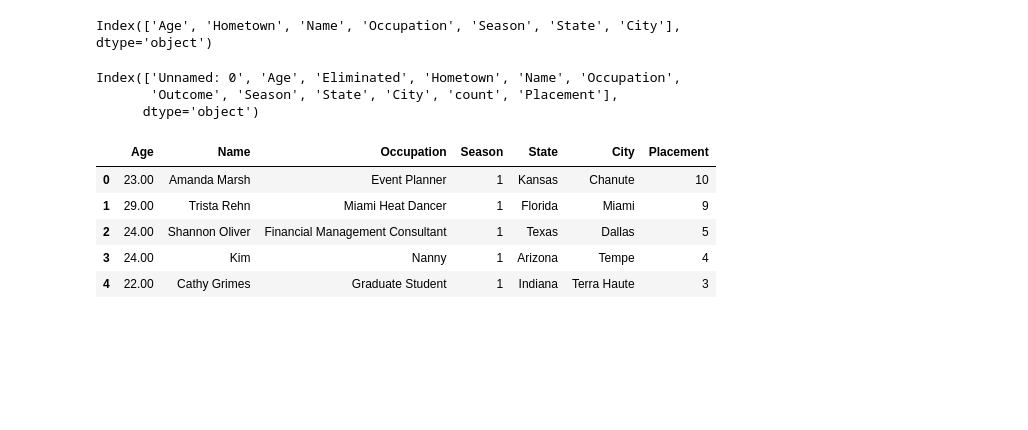
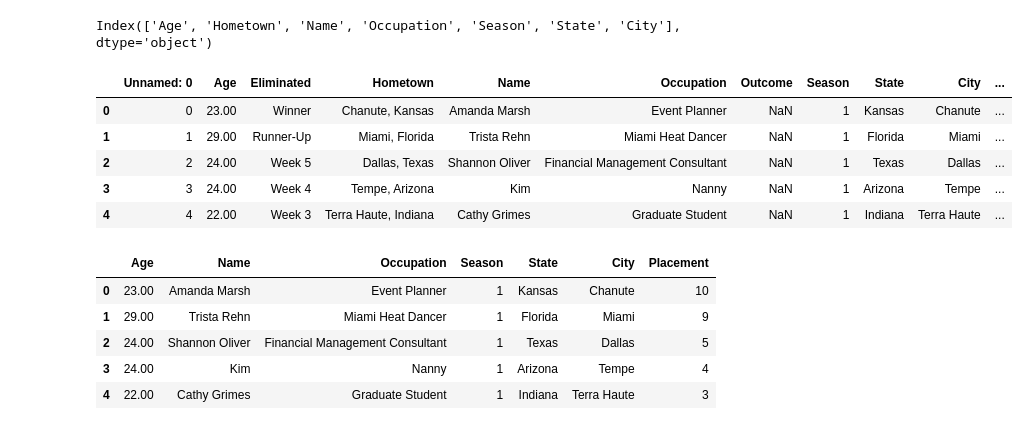
Before and after one commit to Jeff-Nibbs/bachelor-data-dive, a Jupyter notebook: PythonProject/bachelor-data/bachelor.ipynb, the cells around one changed output. Drawn from its saved outputs; the diff is of its cells as text; code cells hidden in the pictures; blank space fills up the shorter version.

```diff
--- a/PythonProject/bachelor-data/bachelor.ipynb
+++ b/PythonProject/bachelor-data/bachelor.ipynb
@@ -143,11 +143,14 @@ fix = df_bachelor
 fix['Placement'] = pd.concat([fix['Eliminated'].iloc[:152], fix['Outcome'].iloc[152:]])
 fix.fillna({'Placement': 0} , inplace=True)
 # %%
-fix.columns
+fix[:5]
 # %% [output]
-Index(['Unnamed: 0', 'Age', 'Eliminated', 'Hometown', 'Name', 'Occupation',
-       'Outcome', 'Season', 'State', 'City', 'count', 'Placement'],
-      dtype='object')
+|  | Unnamed: 0 | Age | Eliminated | Hometown | Name | Occupation | Outcome | Season | State | City | ... |
+| 0 | 0 | 23.00 | Winner | Chanute, Kansas | Amanda Marsh | Event Planner | NaN | 1 | Kansas | Chanute | ... |
+| 1 | 1 | 29.00 | Runner-Up | Miami, Florida | Trista Rehn | Miami Heat Dancer | NaN | 1 | Florida | Miami | ... |
+| 2 | 2 | 24.00 | Week 5 | Dallas, Texas | Shannon Oliver | Financial Management Consultant | NaN | 1 | Texas | Dallas | ... |
+| 3 | 3 | 24.00 | Week 4 | Tempe, Arizona | Kim | Nanny | NaN | 1 | Arizona | Tempe | ... |
+| 4 | 4 | 22.00 | Week 3 | Terra Haute, Indiana | Cathy Grimes | Graduate Student | NaN | 1 | Indiana | Terra Haute | ... |
 # %%
 fix['Placement'] = fix['Placement'].str.replace(r'\([a-zA-Z0-9]+\)', '', regex=True)
 fix['Placement'] = fix['Placement'].str.replace(r'\[[a-zA-Z0-9]+\]', '', regex=True)
```
Also changed, not shown: parts of 10 cells of this notebook.
